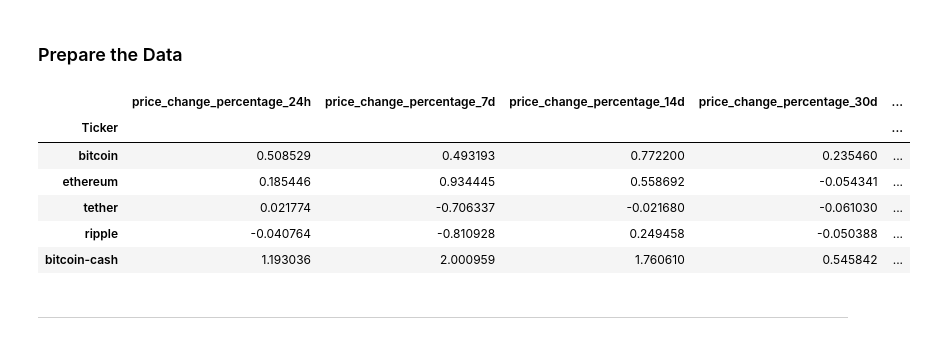
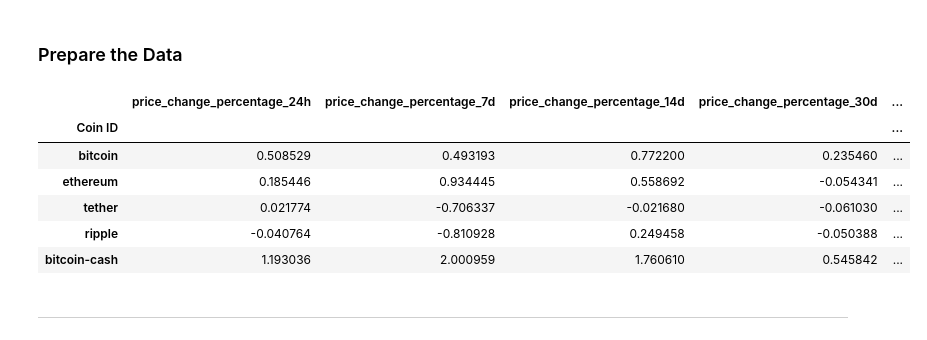
Before and after one commit to ejtagaca/CryptoClustering, a Jupyter notebook: Crypto_Clustering.ipynb, the cells around one changed output. Cells and saved outputs as stored; diff of their text form; code cells hidden in the pictures.

```diff
--- a/Crypto_Clustering.ipynb
+++ b/Crypto_Clustering.ipynb
@@ -62,30 +62,34 @@ stock_data_scaled = StandardScaler().fit_transform(
                     "price_change_percentage_7d",
                     "price_change_percentage_14d",
                     "price_change_percentage_30d",
-                    "price_change_percentage_60d"]]
+                    "price_change_percentage_60d",
+                    "price_change_percentage_200d",
+                    "price_change_percentage_1y"]]
 )
 # %%
 # Create a DataFrame with the scaled data
 df_market_data_scaled = pd.DataFrame(
     stock_data_scaled,
     columns=["price_change_percentage_24h",
              "price_change_percentage_7d",
              "price_change_percentage_14d",
              "price_change_percentage_30d",
-             "price_change_percentage_60d"]
+             "price_change_percentage_60d",
+             "price_change_percentage_200d",
+             "price_change_percentage_1y"]
 )
 
 # Copy the crypto names from the original data
-df_market_data_scaled["Ticker"] = df_market_data.index
+df_market_data_scaled["Coin ID"] = df_market_data.index
 
 # Set the coinid column as index
-df_market_data_scaled = df_market_data_scaled.set_index("Ticker")
+df_market_data_scaled = df_market_data_scaled.set_index("Coin ID")
 
 # Display sample data
 df_market_data_scaled.head()
 # %% [output]
 |  | price_change_percentage_24h | price_change_percentage_7d | price_change_percentage_14d | price_change_percentage_30d | ... |
-| Ticker |  |  |  |  | ... |
+| Coin ID |  |  |  |  | ... |
 | bitcoin | 0.508529 | 0.493193 | 0.772200 | 0.235460 | ... |
 | ethereum | 0.185446 | 0.934445 | 0.558692 | -0.054341 | ... |
 | tether | 0.021774 | -0.706337 | -0.021680 | -0.061030 | ... |
```
Also changed, not shown: parts of 13 cells of this notebook.
